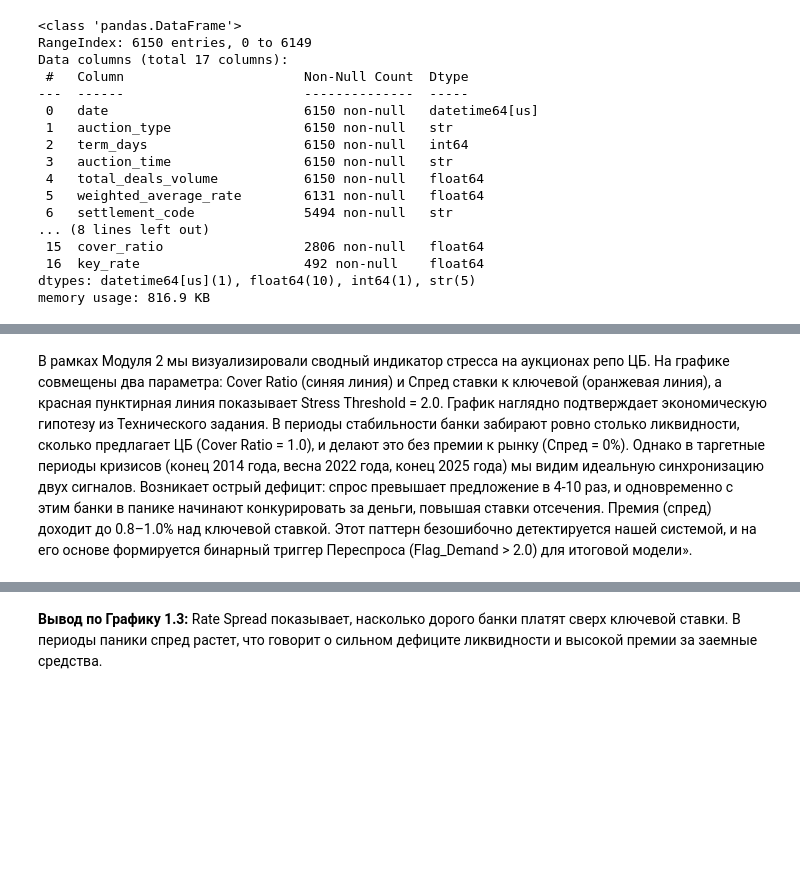
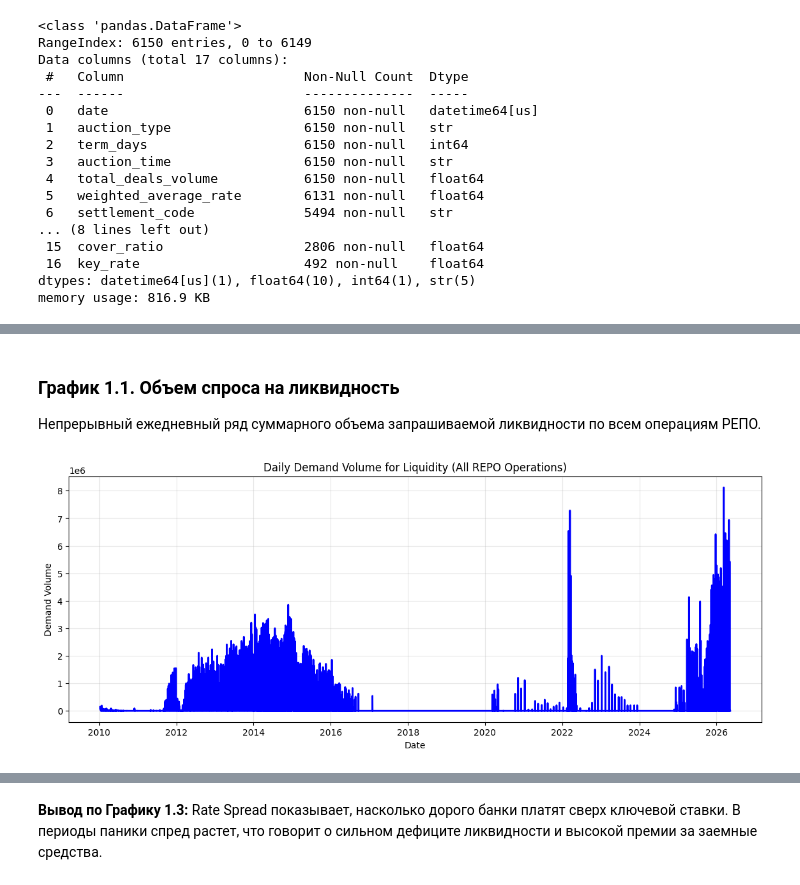
Before and after one commit to Povid1o/MathMode_LiquidityCatchers_RuLiquiditySentinel, a Jupyter notebook: ml/notebooks/model_2.ipynb, the cells around one changed output, grey strips where cells are left out. Drawn from its saved outputs; the diff is of its cells as text; code cells hidden in the pictures; blank space fills up the shorter version.

```diff
--- a/ml/notebooks/model_2.ipynb
+++ b/ml/notebooks/model_2.ipynb
@@ -185,35 +219,0 @@ df.head()
-# %%
-import numpy as np
-import pandas as pd
-
-# Убедимся, что колонка date имеет тип datetime (если еще нет)
-df['date'] = pd.to_datetime(df['date'])
-
-# Обязательно сортируем по дате перед rolling!
-df = df.sort_values('date').reset_index(drop=True)
-
-def get_robust_mad_score(df, col_name, window_days='1095D'):
-    # 1. Считаем скользящую медиану по времени (игнорируя NaN)
-    roll_median = df.rolling(window_days, on='date', min_periods=1)[col_name].median()
-
-    # 2. Считаем скользящий MAD
-    # Используем np.nanmedian, чтобы единичные NaN не ломали всё окно
-    def calc_mad(x):
-        return np.nanmedian(np.abs(x - np.nanmedian(x)))
-
-    roll_mad = df.rolling(window_days, on='date', min_periods=1)[col_name].apply(calc_mad, raw=True)
-
-    # 3. Защита от математического взрыва (клиппинг знаменателя)
-    # Если MAD падает ниже 0.05, считаем его равным 0.05.
-    roll_mad = roll_mad.clip(lower=0.05)
-
-    # 4. Считаем итоговый score
-    mad_score = (df[col_name] - roll_median) / roll_mad
-    return mad_score
-
-# Применяем новую функцию
-df['MAD_score_cover'] = get_robust_mad_score(df, 'cover_ratio')
-df['MAD_score_rate_spread'] = get_robust_mad_score(df, 'rate_spread')
-
-# Проверяем результат
-print(df[['date', 'MAD_score_cover', 'MAD_score_rate_spread', 'Flag_Demand']].tail())
@@ -289,5 +242,15 @@ plt.show()
 # %% [markdown]
-В рамках Модуля 2 мы визуализировали сводный индикатор стресса на аукционах репо ЦБ. На графике совмещены два параметра: Cover Ratio (синяя линия) и Спред ставки к ключевой (оранжевая линия), а красная пунктирная линия показывает Stress Threshold = 2.0.
-График наглядно подтверждает экономическую гипотезу из Технического задания. В периоды стабильности банки забирают ровно столько ликвидности, сколько предлагает ЦБ (Cover Ratio = 1.0), и делают это без премии к рынку (Спред = 0%).
-Однако в таргетные периоды кризисов (конец 2014 года, весна 2022 года, конец 2025 года) мы видим идеальную синхронизацию двух сигналов. Возникает острый дефицит: спрос превышает предложение в 4-10 раз, и одновременно с этим банки в панике начинают конкурировать за деньги, повышая ставки отсечения. Премия (спред) доходит до 0.8–1.0% над ключевой ставкой. Этот паттерн безошибочно детектируется нашей системой, и на его основе формируется бинарный триггер Переспроса (Flag_Demand > 2.0) для итоговой модели».
+### График 1.1. Объем спроса на ликвидность
+
+Непрерывный ежедневный ряд суммарного объема запрашиваемой ликвидности по всем операциям РЕПО.
+# %%
+plt.figure(figsize=(14, 5))
+plt.plot(df.index, df['demand_volume'], color='blue', linewidth=2)
+plt.xlabel('Date')
+plt.ylabel('Demand Volume')
+plt.title('Daily Demand Volume for Liquidity (All REPO Operations)')
+plt.grid(True, alpha=0.3)
+plt.show()
+# %% [output]
+[figure, added]
 # %% [markdown]
```
Also changed, not shown: parts of 21 cells of this notebook.
